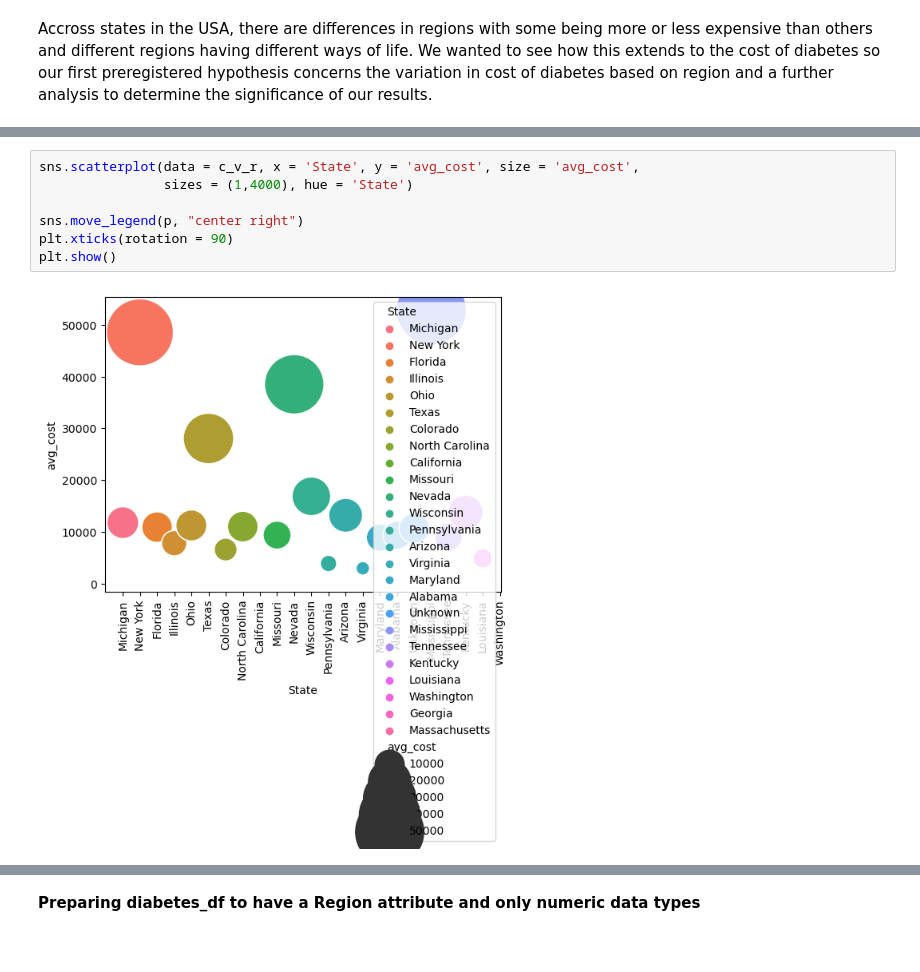
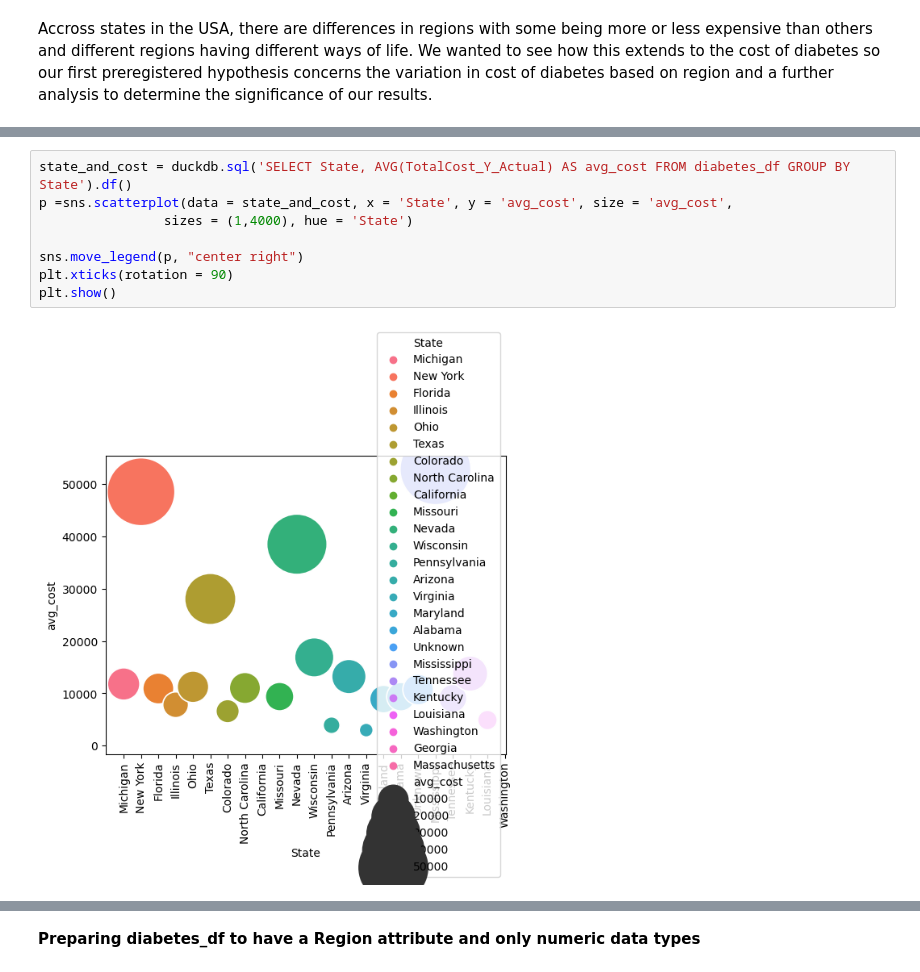
Before and after one commit to HarrietKumah/info2950-final-project, a Jupyter notebook: Phase V.ipynb, the cells around one changed output, grey strips where cells are left out. Saved outputs shown, nothing was run; the diff lists cells and outputs as text.

```diff
--- a/Phase V.ipynb
+++ b/Phase V.ipynb
@@ -235,10 +205,11 @@ c_v_r = duckdb.sql('SELECT State, AVG(TotalCost_Y_Actual) AS avg_cost FROM diabe
 # %%
-sns.scatterplot(data = c_v_r, x = 'State', y = 'avg_cost', size = 'avg_cost',
+state_and_cost = duckdb.sql('SELECT State, AVG(TotalCost_Y_Actual) AS avg_cost FROM diabetes_df GROUP BY State').df()
+p =sns.scatterplot(data = state_and_cost, x = 'State', y = 'avg_cost', size = 'avg_cost',
                 sizes = (1,4000), hue = 'State')
 
 sns.move_legend(p, "center right")
 plt.xticks(rotation = 90)
 plt.show()
 # %% [output]
-[figure, old version]
+[figure, new version]
 # %% [markdown]
```
Also changed, not shown: parts of 46 cells of this notebook.
